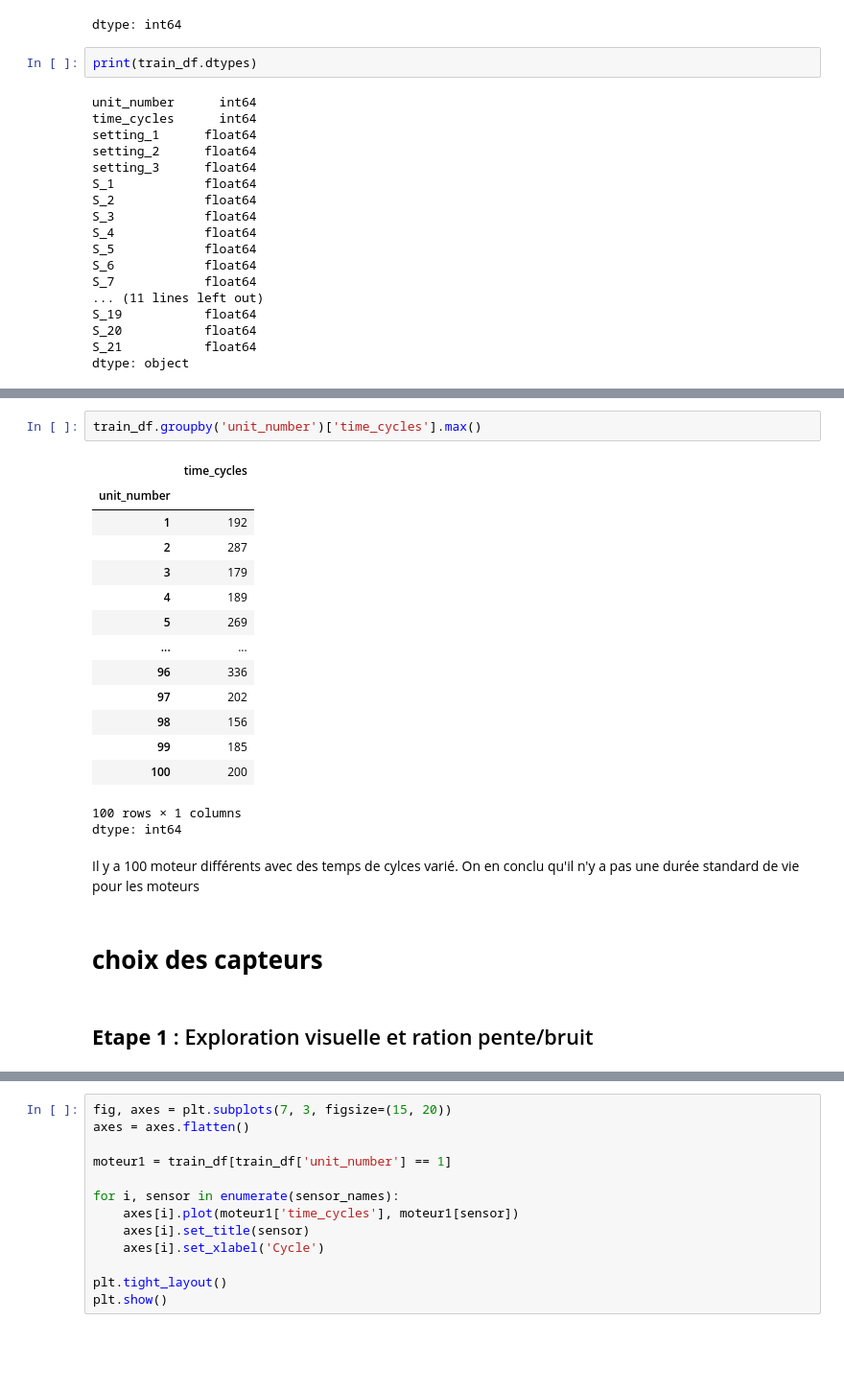
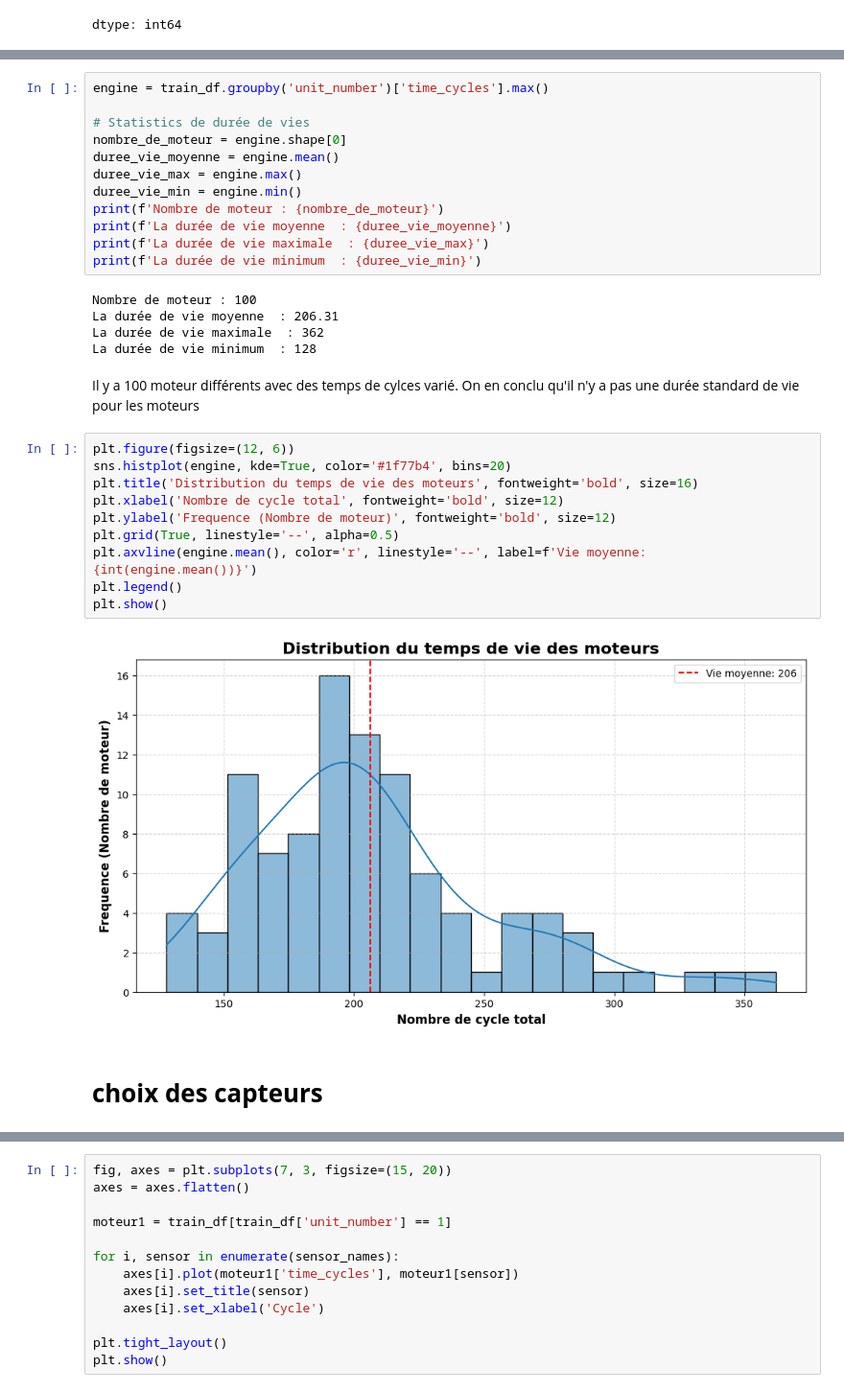
Before and after one commit to WilsonBrade/projet7-maintenance-predictive, a Jupyter notebook: notebooks/01_eda.ipynb, the cells around one changed output, grey strips where cells are left out. Shown at 96% size. Cells and saved outputs as stored; diff of their text form; blank space fills up the shorter version.

Commit message:
Ajout de l'analyse de la durée de vie des moteurs

```diff
--- a/notebooks/01_eda.ipynb
+++ b/notebooks/01_eda.ipynb
@@ -56,26 +57,6 @@ train_df.isnull().sum()
 | S_20 | 0 |
 | S_21 | 0 |
 dtype: int64
-# %%
-print(train_df.dtypes)
-# %% [output]
-unit_number      int64
-time_cycles      int64
-setting_1      float64
-setting_2      float64
-setting_3      float64
-S_1            float64
-S_2            float64
-S_3            float64
-S_4            float64
-S_5            float64
-S_6            float64
-S_7            float64
-... (11 lines left out)
-S_19           float64
-S_20           float64
-S_21           float64
-dtype: object
 # %%
 train_df.describe()
 # %% [output]
@@ -88,27 +69,36 @@ train_df.describe()
 | 50% | 52.000000 | 104.000000 | 0.000000 | 0.000000 | 100.0 | 5.186700e+02 | 642.640000 | 1590.100000 | 1408.040000 | ... |
 | 75% | 77.000000 | 156.000000 | 0.001500 | 0.000300 | 100.0 | 5.186700e+02 | 643.000000 | 1594.380000 | 1414.555000 | ... |
 | max | 100.000000 | 362.000000 | 0.008700 | 0.000600 | 100.0 | 5.186700e+02 | 644.530000 | 1616.910000 | 1441.490000 | ... |
-# %%
-train_df.groupby('unit_number')['time_cycles'].max()
-# %% [output]
-|  | time_cycles |
-| unit_number |  |
-| 1 | 192 |
-| 2 | 287 |
-| 3 | 179 |
-| 4 | 189 |
-| 5 | 269 |
-| ... | ... |
-| 96 | 336 |
-| 97 | 202 |
-| 98 | 156 |
-| 99 | 185 |
-| 100 | 200 |
-100 rows × 1 columns
-dtype: int64
+# %%
+engine = train_df.groupby('unit_number')['time_cycles'].max()
+
+# Statistics de durée de vies
+nombre_de_moteur = engine.shape[0]
+duree_vie_moyenne = engine.mean()
+duree_vie_max = engine.max()
+duree_vie_min = engine.min()
+print(f'Nombre de moteur : {nombre_de_moteur}')
+print(f'La durée de vie moyenne  : {duree_vie_moyenne}')
+print(f'La durée de vie maximale  : {duree_vie_max}')
+print(f'La durée de vie minimum  : {duree_vie_min}')
+# %% [output]
+Nombre de moteur : 100
+La durée de vie moyenne  : 206.31
+La durée de vie maximale  : 362
+La durée de vie minimum  : 128
 # %% [markdown]
 Il y a 100 moteur différents avec des temps de cylces varié. On en conclu qu'il n'y a pas une durée standard de vie pour les moteurs
+# %%
+plt.figure(figsize=(12, 6))
+sns.histplot(engine, kde=True, color='#1f77b4', bins=20)
+plt.title('Distribution du temps de vie des moteurs', fontweight='bold', size=16)
+plt.xlabel('Nombre de cycle total', fontweight='bold', size=12)
+plt.ylabel('Frequence (Nombre de moteur)', fontweight='bold', size=12)
+plt.grid(True, linestyle='--', alpha=0.5)
+plt.axvline(engine.mean(), color='r', linestyle='--', label=f'Vie moyenne: {int(engine.mean())}')
+plt.legend()
+plt.show()
+# %% [output]
+[figure, added]
 # %% [markdown]
 # **choix des capteurs**
-# %% [markdown]
-## **Etape 1**  : Exploration visuelle et ration pente/bruit
```
Also changed, not shown: parts of 5 cells of this notebook.
